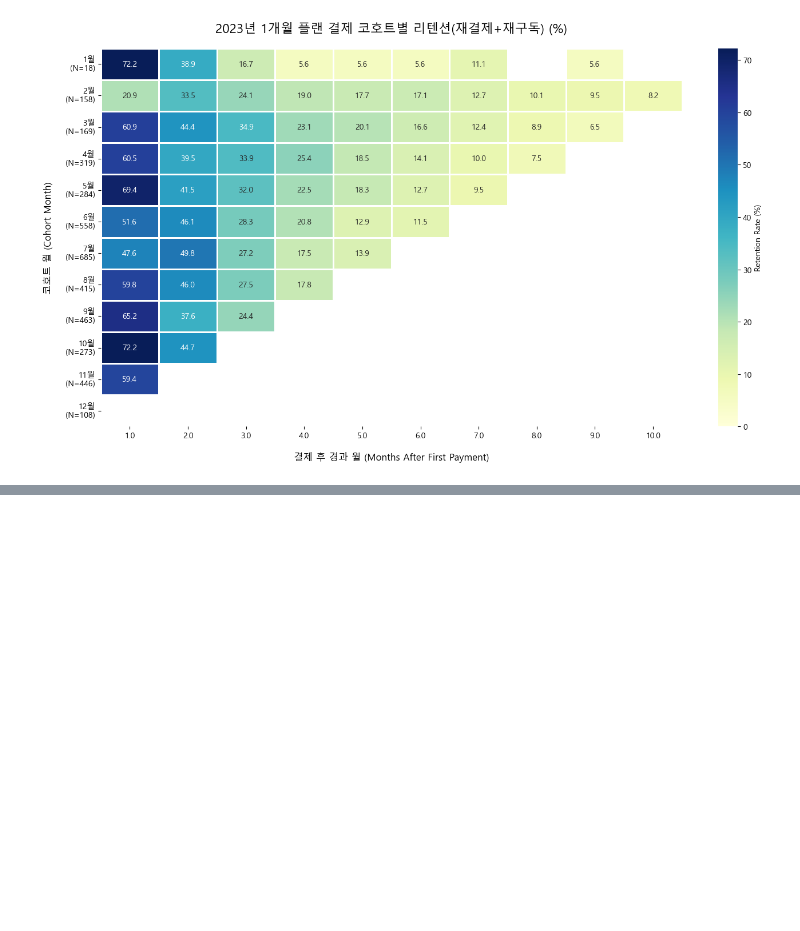
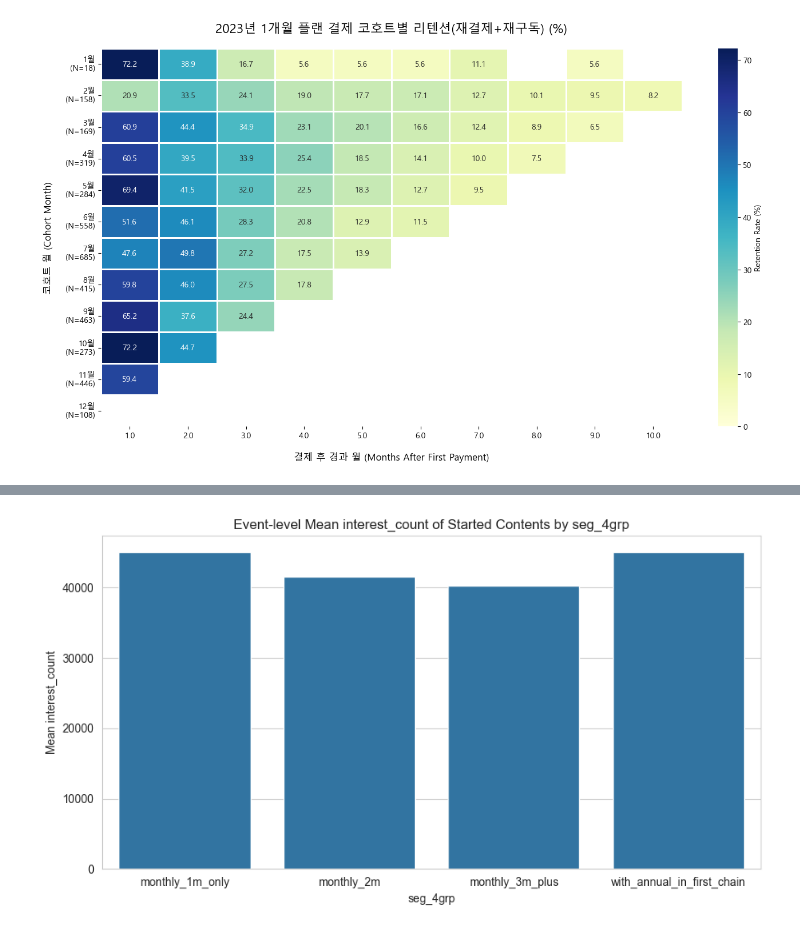
Before and after one commit to tecet1/midproject1, a Jupyter notebook: EDA/topic2_eda_modified.ipynb, the cells around one changed output, grey strips where cells are left out. Cells and saved outputs as stored; diff of their text form; code cells hidden in the pictures; blank space fills up the shorter version.

```diff
--- a/EDA/topic2_eda_modified.ipynb
+++ b/EDA/topic2_eda_modified.ipynb
@@ -3744,0 +4121,82 @@ print(f"총 {complete_subscription_kr_master_v3.shape[0]}행의 데이터가 저
+# %%
+import pandas as pd
+import matplotlib.pyplot as plt
+import seaborn as sns
+
+sns.set_style("whitegrid")
+
+segment_order = [
+    "monthly_1m_only",
+    "monthly_2m",
+    "monthly_3m_plus",
+    "with_annual_in_first_chain",
+]
+
+start_pop_pd = start_popularity_summary.to_pandas()
+end_pop_pd = end_popularity_summary.to_pandas()
+
+# ------------------------------------------
+# A. start_content 기준 평균 interest_count
+# ------------------------------------------
+plt.figure(figsize=(9, 5))
+sns.barplot(
+    data=start_pop_pd,
+    x="seg_4grp",
+    y="interest_mean",
+    order=segment_order,
+)
+plt.title("Event-level Mean interest_count of Started Contents by seg_4grp")
+plt.xlabel("seg_4grp")
+plt.ylabel("Mean interest_count")
+plt.tight_layout()
+plt.show()
+
+# ------------------------------------------
+# B. start_content 기준 평균 start_count
+# ------------------------------------------
+plt.figure(figsize=(9, 5))
+sns.barplot(
+    data=start_pop_pd,
+    x="seg_4grp",
+    y="start_count_mean",
+    order=segment_order,
+)
+plt.title("Event-level Mean start_count of Started Contents by seg_4grp")
+plt.xlabel("seg_4grp")
+plt.ylabel("Mean start_count")
+plt.tight_layout()
+plt.show()
+
+# ------------------------------------------
+# C. end_content 기준 평균 interest_count
+# ------------------------------------------
+plt.figure(figsize=(9, 5))
+sns.barplot(
+    data=end_pop_pd,
+    x="seg_4grp",
+    y="interest_mean",
+    order=segment_order,
+)
+plt.title("Event-level Mean interest_count of Completed Contents by seg_4grp")
+plt.xlabel("seg_4grp")
+plt.ylabel("Mean interest_count")
+plt.tight_layout()
+plt.show()
+
+# ------------------------------------------
+# D. end_content 기준 평균 start_count
+# ------------------------------------------
+plt.figure(figsize=(9, 5))
+sns.barplot(
+    data=end_pop_pd,
+    x="seg_4grp",
+    y="start_count_mean",
+    order=segment_order,
+)
+plt.title("Event-level Mean start_count of Completed Contents by seg_4grp")
+plt.xlabel("seg_4grp")
+plt.ylabel("Mean start_count")
+plt.tight_layout()
+plt.show()
+# %% [output]
+[figure, added]
```
Also changed, not shown: parts of 74 cells of this notebook, 10 other files.
